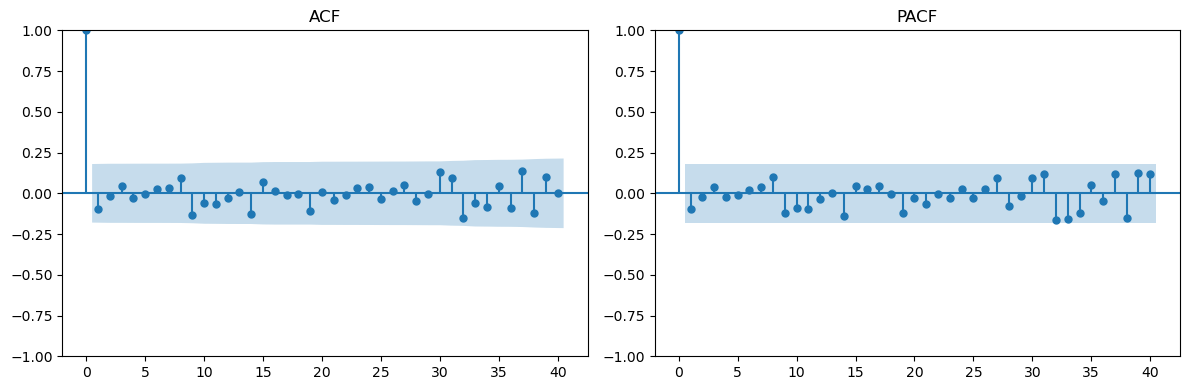
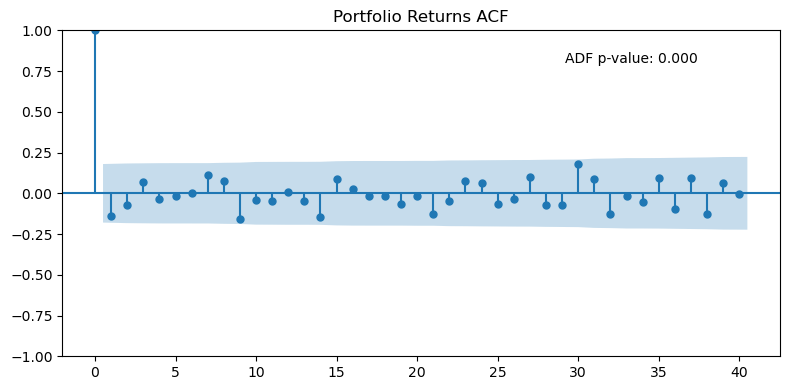
The notebook cell's code change between the first figure and the second:
--- before
+++ after
@@ -1,14 +1,17 @@
 from statsmodels.graphics.tsaplots import plot_acf, plot_pacf
+from statsmodels.tsa.stattools import adfuller
 
-# Plot ACF and PACF for returns
-log_returns = p.returns(log=True).dropna()
+# Calculate portfolio returns using weights aligned with the return columns
+returns = p.returns(log=False).dropna()
+weights = pd.Series(p.weights).reindex(returns.columns)
+portfolio_returns = returns.dot(weights)
 
-fig, axes = plt.subplots(1, 2, figsize=(12, 4))
+# Run the Augmented Dickey-Fuller test on the one-dimensional portfolio series
+adf_statistic, adf_pvalue, *_ = adfuller(portfolio_returns)
 
-plot_acf(log_returns.iloc[:, 0], lags=40, ax=axes[0])
-axes[0].set_title('ACF')
-
-plot_pacf(log_returns.iloc[:, 0], lags=40, ax=axes[1])
-axes[1].set_title('PACF')
+fig, ax = plt.subplots(figsize=(8, 4))
+plot_acf(portfolio_returns, lags=40, ax=ax)
+ax.set_title('Portfolio Returns ACF')
+ax.text(0.7, 0.9, f"ADF p-value: {adf_pvalue:.3f}", transform=ax.transAxes)
 
 plt.tight_layout()

Commit: small updates